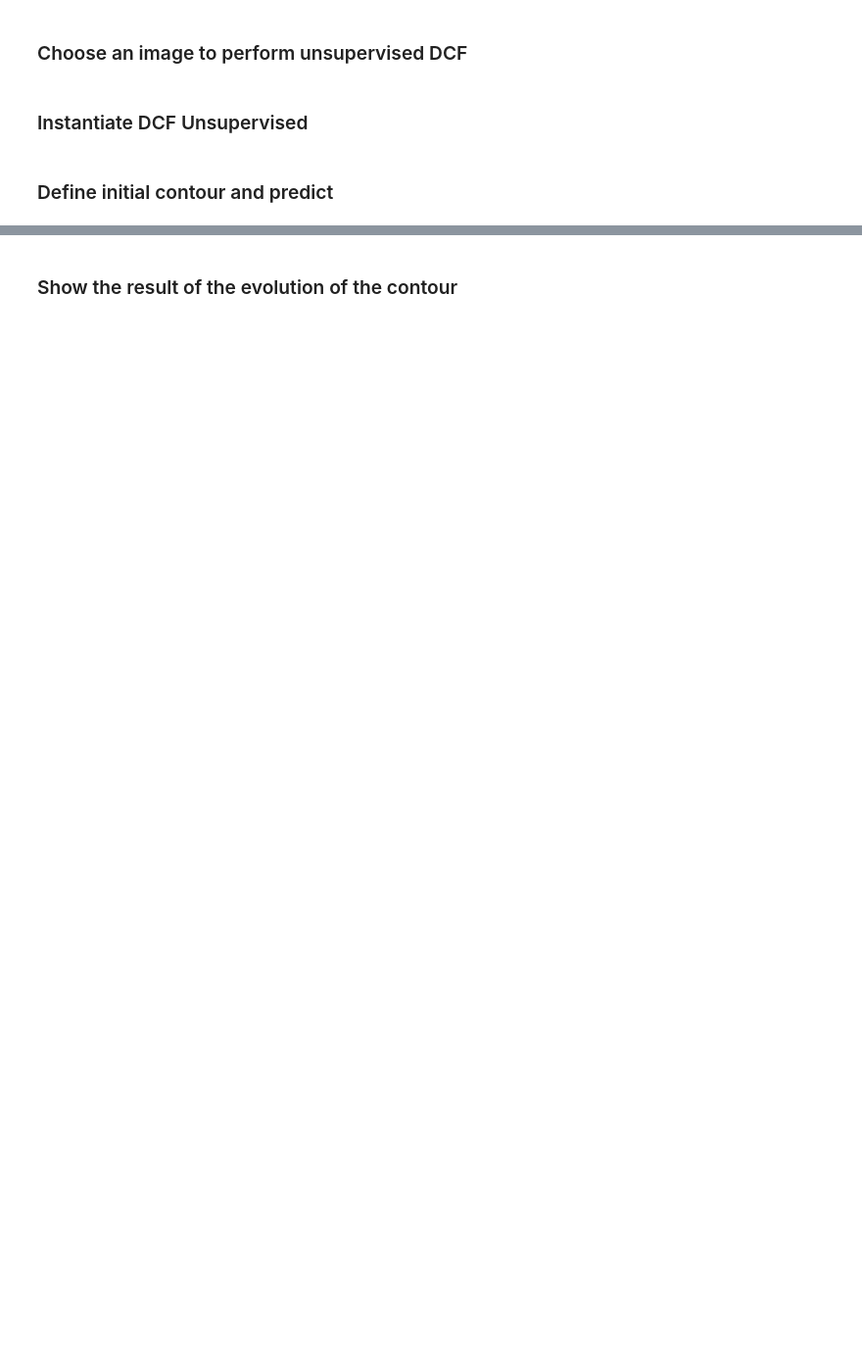
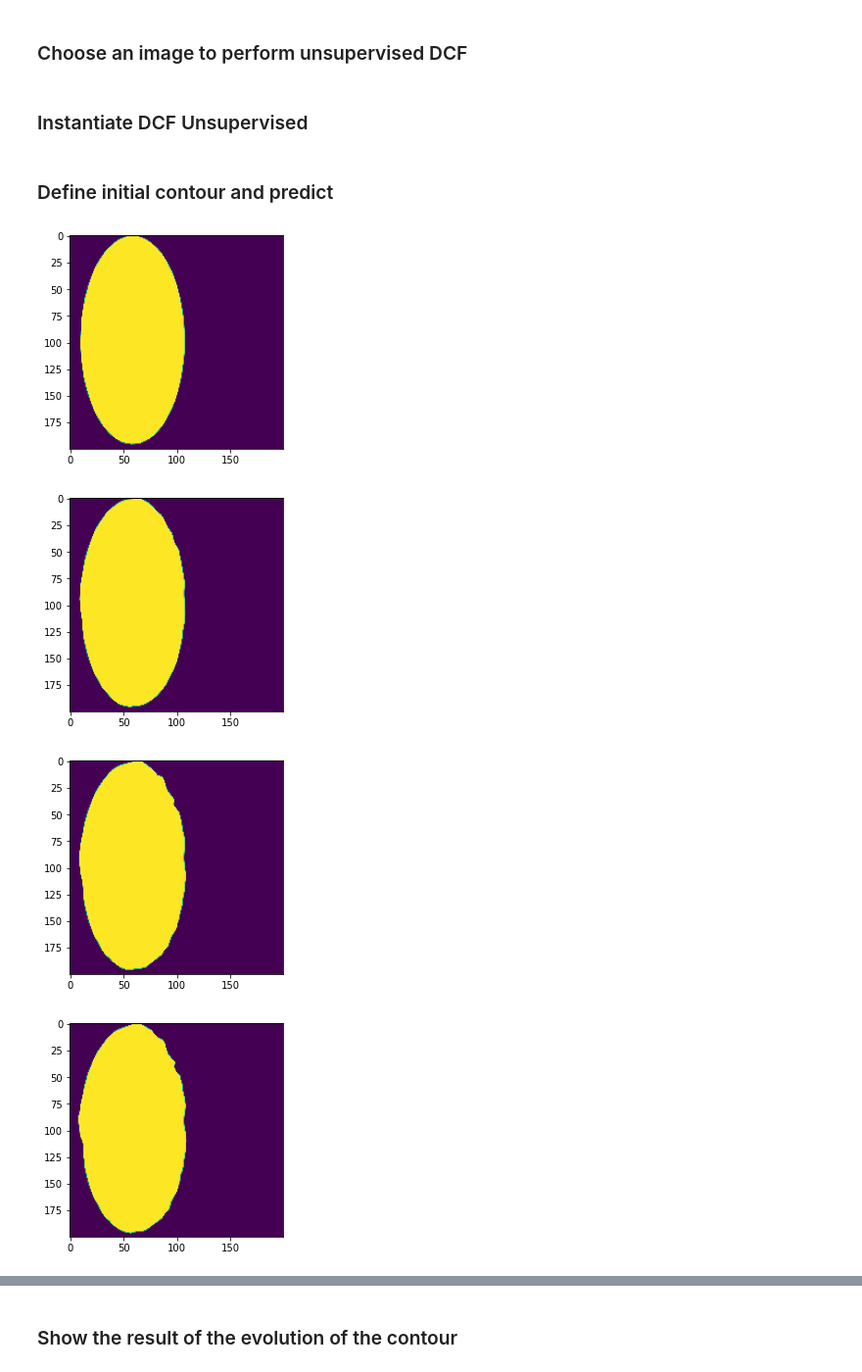
Before and after one commit to antoinehabis/Deep-ContourFlow, a Jupyter notebook: example/unsupervised_dcf.ipynb, the cells around one changed output, grey strips where cells are left out. Shown: that part at 98% size. Saved outputs shown, nothing was run; the diff lists cells and outputs as text; code cells hidden in the pictures; blank space fills up the shorter version.

```diff
--- a/example/unsupervised_dcf.ipynb
+++ b/example/unsupervised_dcf.ipynb
@@ -36,4 +41,13 @@ dcf = DCF(nb_points = 100,
 ### Define initial contour and predict
 # %%
 contour_init, mask = define_contour_init(img,center=[300,500], axes = [250,500], angle = 0)
-contours, energy = dcf.predict(img,contour_init)
+c = CleanContours()
+x = contour_init/np.array(shape)
+contour_init = c.interpolate(x,100)
+contour_init = torch.tensor(contour_init)[None,None]
+contours, energy = dcf.predict(tensor,contour_init)
+# %% [output]
+[figure, added]
+[figure, added]
+[figure, added]
+[figure, added]
```
Also changed, not shown: parts of 6 cells of this notebook, 3 other files.
